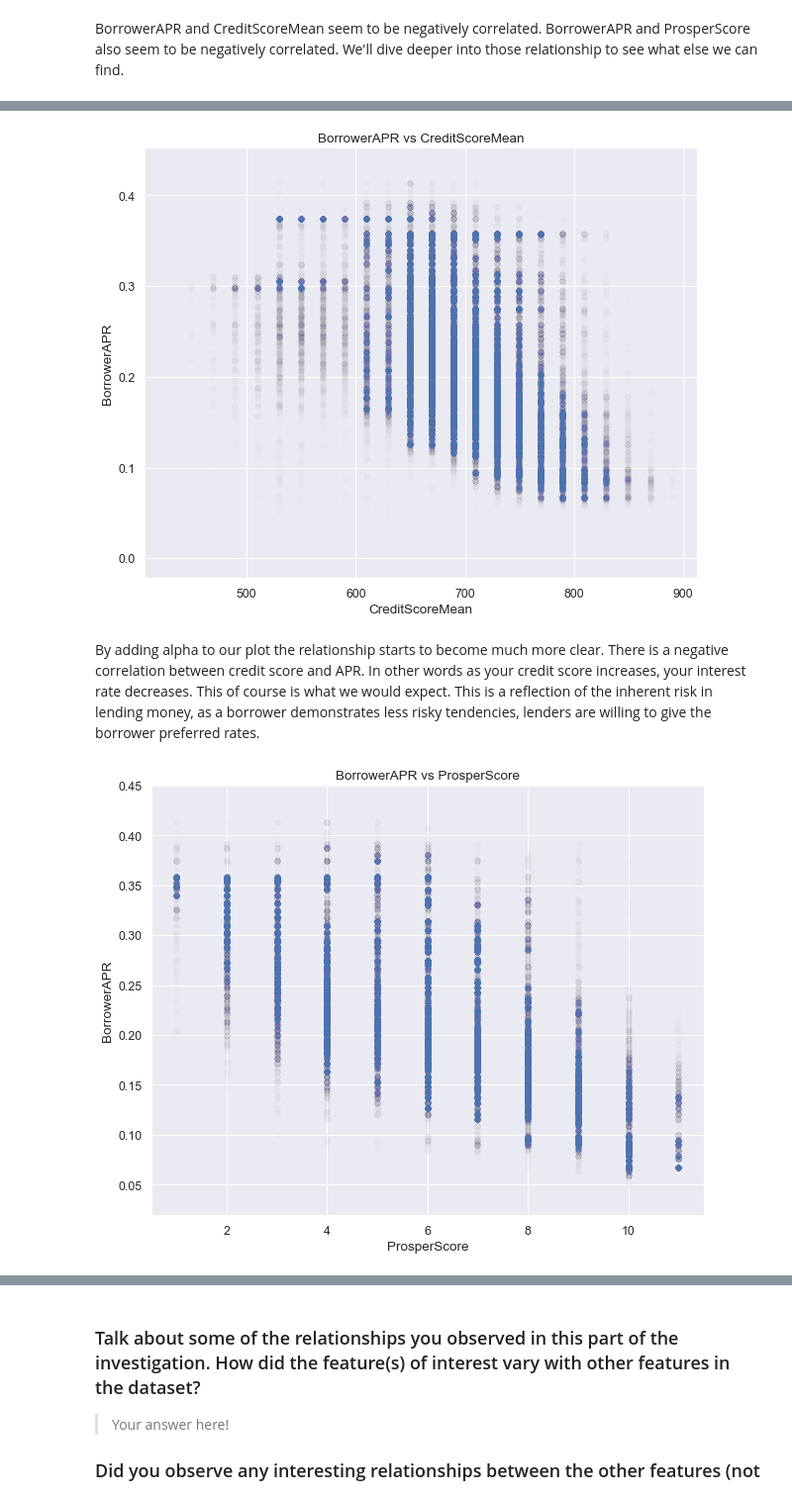
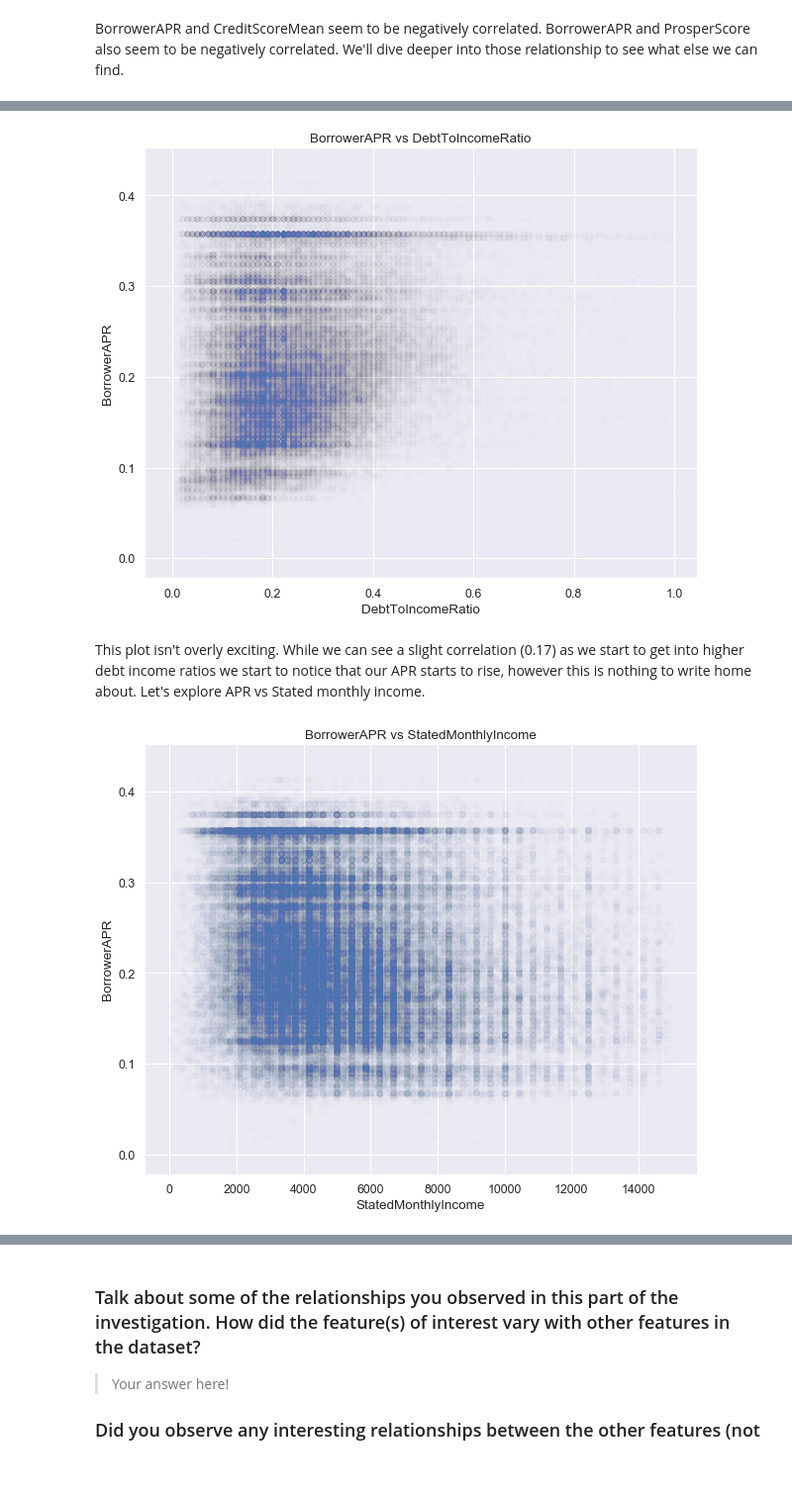
Before and after one commit to justinolgui/Communicate-Data-Findings, a Jupyter notebook: exploration_template.ipynb, the cells around one changed output, grey strips where cells are left out. Shown at 99% size. Drawn from its saved outputs; the diff is of its cells as text; code cells hidden in the pictures; blank space fills up the shorter version.

```diff
--- a/exploration_template.ipynb
+++ b/exploration_template.ipynb
@@ -245,2 +266,5 @@ Name: MonthlyLoanPayment, dtype: float64
+# %%
+# Remove all Monthly Loan Payments above 699
+Condensed_prosper = Condensed_prosper[Condensed_prosper.MonthlyLoanPayment < 700]
 # %%
 # Using Hist to plot our distribution for MonthlyLoanPayment
@@ -270,3 +302,5 @@ Name: StatedMonthlyIncome, dtype: float64
+# %%
+Condensed_prosper = Condensed_prosper[Condensed_prosper.StatedMonthlyIncome < 15000]
 # %%
 # Using Hist to plot our distribution for StatedMonthlyIncome
 bins = np.arange(1, 15000, 500)
@@ -320,3 +356,6 @@ Name: DebtToIncomeRatio, dtype: float64
+# %%
+# remove outliers from DTI
+Condensed_prosper = Condensed_prosper[Condensed_prosper.DebtToIncomeRatio < 1]
 # %%
 # Using Hist to plot our distribution for DebtToIncomeRatio
 bins = np.arange(0.05, 0.55, 0.04)
@@ -345,2 +404,4 @@ Name: RevolvingCreditBalance, dtype: float64
+# %%
+Condensed_prosper = Condensed_prosper[Condensed_prosper.RevolvingCreditBalance < 85001]
 # %%
 # Using Hist to plot our distribution for APR
@@ -424,22 +558,20 @@ There doesn't seem to be any trends that are super obvious to me. Borrower APR s
 # %%
-# remove outliers from credit score
-cred = Condensed_prosper[Condensed_prosper.CreditScoreMean > 400]
-# Scatter plot to show relationship between Creditscore and APR
+# Scatter plot to show relationship between DebtToIncomeRatio and APR
 plt.figure(figsize = [10,8])
-plt.scatter('CreditScoreMean', 'BorrowerAPR', data=cred, alpha = 0.003);
-plt.title('BorrowerAPR vs CreditScoreMean');
-plt.xlabel('CreditScoreMean')
+plt.scatter('DebtToIncomeRatio', 'BorrowerAPR', data=Condensed_prosper, alpha = 0.003);
+plt.title('BorrowerAPR vs DebtToIncomeRatio');
+plt.xlabel('DebtToIncomeRatio')
 plt.ylabel('BorrowerAPR');
 # %% [output]
-[figure, old version]
+[figure, new version]
-# %% [markdown]
-By adding alpha to our plot the relationship starts to become much more clear. There is a negative correlation between credit score and APR. In other words as your credit score increases, your interest rate decreases. This of course is what we would expect. This is a reflection of the inherent risk in lending money, as a borrower demonstrates less risky tendencies, lenders are willing to give the borrower preferred rates.
+# %% [markdown]
+This plot isn't overly exciting. While we can see a slight correlation (0.17) as we start to get into higher debt income ratios we start to notice that our APR starts to rise, however this is nothing to write home about. Let's explore APR vs Stated monthly income.
 # %%
-# Scatter plot to show relationship between Creditscore and APR
+# Scatter plot to show relationship between StatedMonthlyIncome and APR
 plt.figure(figsize = [10,8])
-plt.scatter('ProsperScore', 'BorrowerAPR', data=Condensed_prosper, alpha = 0.003);
-plt.title('BorrowerAPR vs ProsperScore');
-plt.xlabel('ProsperScore')
+plt.scatter('StatedMonthlyIncome', 'BorrowerAPR', data=Condensed_prosper, alpha = 0.01);
+plt.title('BorrowerAPR vs StatedMonthlyIncome');
+plt.xlabel('StatedMonthlyIncome')
 plt.ylabel('BorrowerAPR');
 # %% [output]
-[figure, old version]
+[figure, new version]
```
Also changed, not shown: parts of 59 cells of this notebook.
